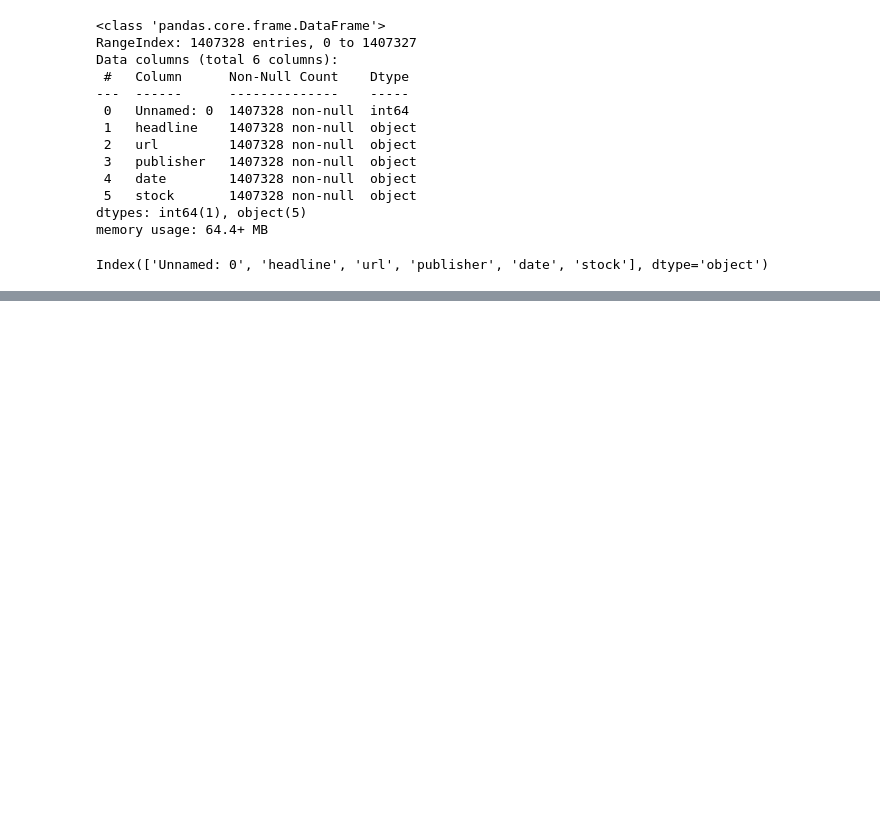
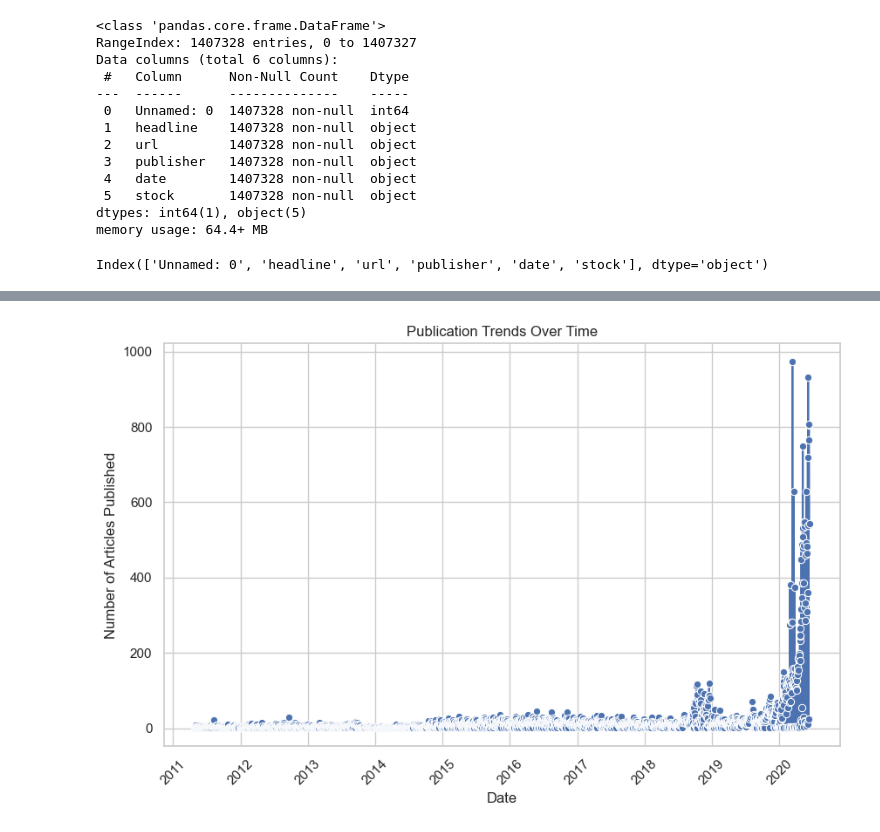
Before and after one commit to Getachew0557/Leveraging-AI-Techniques-for-Financial-News-Sentiment-Analysis-and-Stock-Prediction, a Jupyter notebook: notebooks/model.ipynb, the cells around one changed output, grey strips where cells are left out. Cells and saved outputs as stored; diff of their text form; code cells hidden in the pictures; blank space fills up the shorter version.

```diff
--- a/notebooks/model.ipynb
+++ b/notebooks/model.ipynb
@@ -52,0 +161,31 @@ Name: date, dtype: object
+# %%
+import pandas as pd
+
+# Load the dataset
+df = pd.read_csv("../data/raw_analyst_ratings.csv")
+
+# Function to parse dates with multiple formats
+def parse_date(date_str):
+    formats = ['%Y-%m-%d %H:%M:%S%z', '%Y-%m-%d %H:%M:%S']
+    for fmt in formats:
+        try:
+            return pd.to_datetime(date_str, format=fmt, errors='raise')
+        except ValueError:
+            continue
+    return pd.NaT  # Return NaT if no format matches
+
+# Apply the date parsing function
+df['date'] = df['date'].apply(parse_date)
+
+# Check for any parsing errors
+print(f"Number of missing dates after parsing: {df['date'].isna().sum()}")
+
+# Convert the date to a new column without timezone for analysis
+df['date_without_timezone'] = df['date'].dt.tz_localize(None)
+
+# Extract just the date part (ignoring time) for trend analysis
+df['publication_date'] = df['date_without_timezone'].dt.date
+
+# Group by publication date to see publication trends
+publication_trends = df['publication_date'].value_counts().sort_index()
+print(publication_trends)
@@ -52,0 +232,14 @@ Name: date, dtype: object
+# %%
+# Plotting the publication trends
+plt.figure(figsize=(10, 6))
+sns.lineplot(x=publication_trends.index, y=publication_trends.values, marker='o')
+
+# Formatting the plot
+plt.title('Publication Trends Over Time')
+plt.xlabel('Date')
+plt.ylabel('Number of Articles Published')
+plt.xticks(rotation=45)
+plt.grid(True)
+plt.show()
+# %% [output]
+[figure, added]
```
Also changed, not shown: parts of 27 cells of this notebook, 1 other file.
